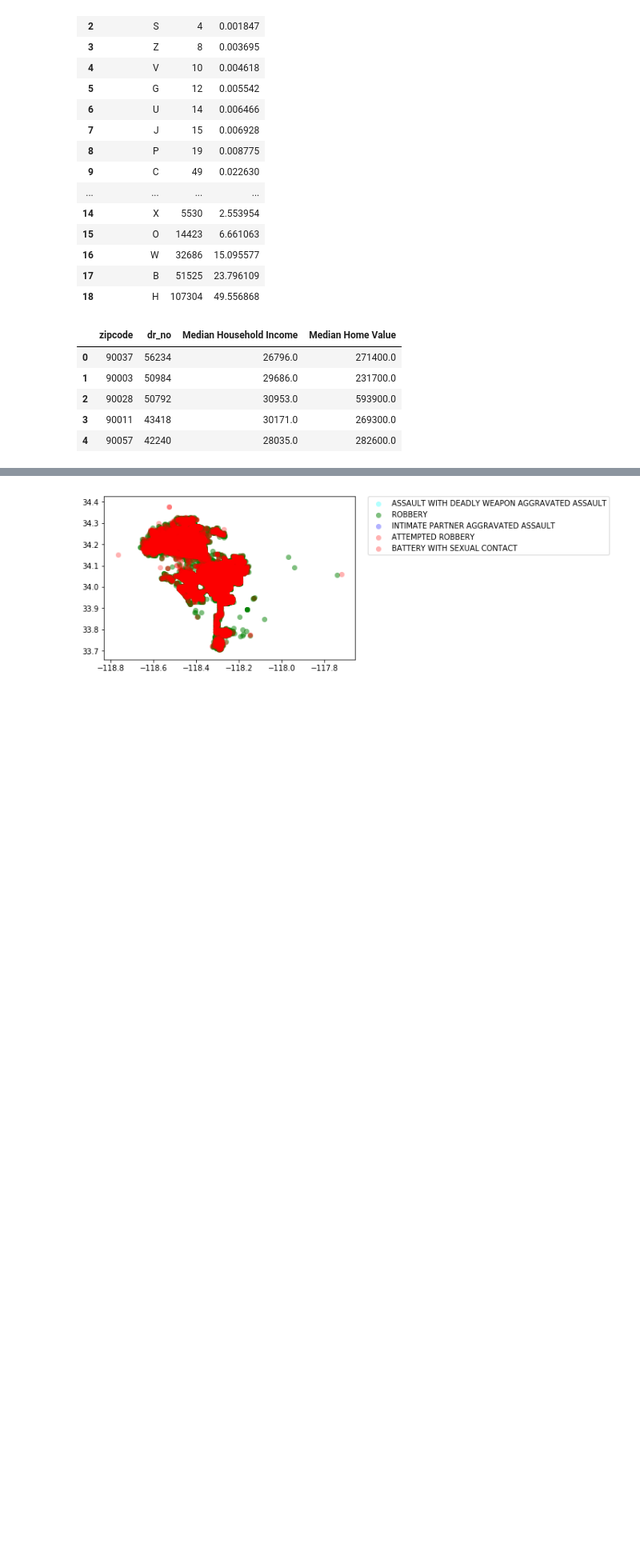
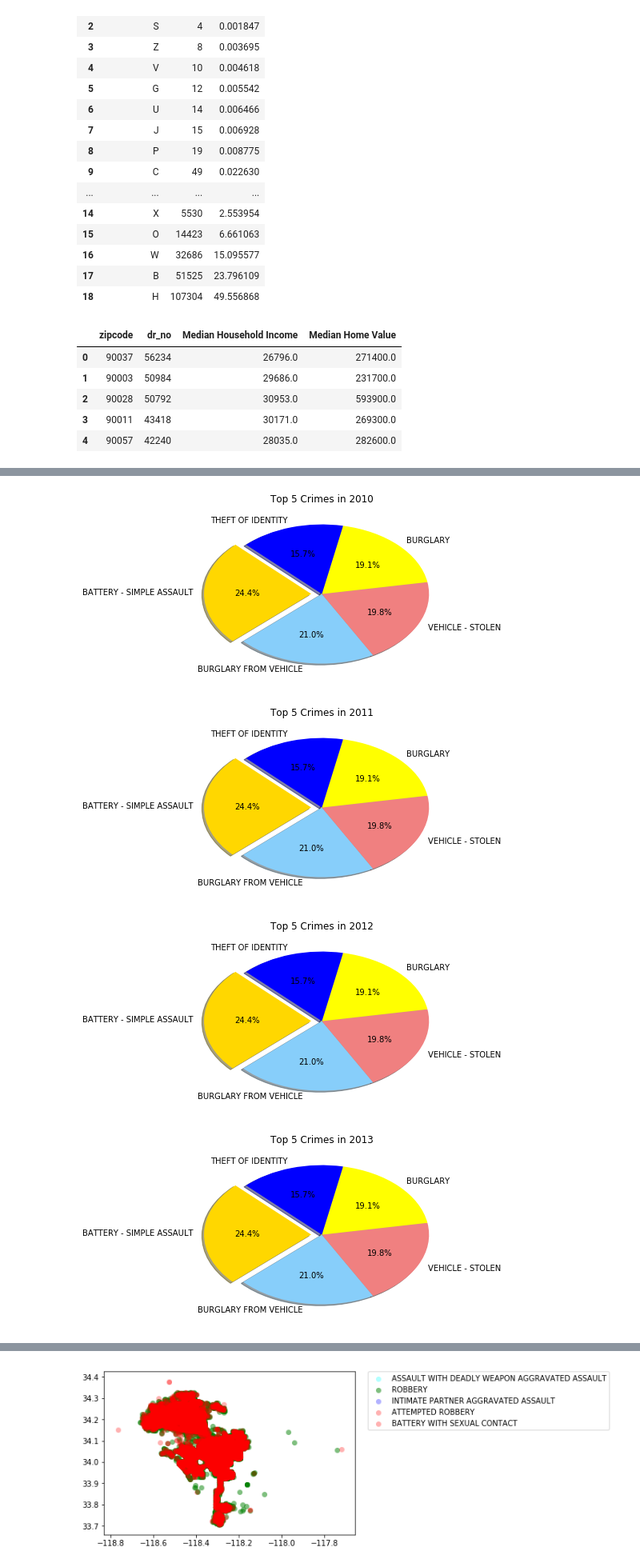
Before and after one commit to frederikdebruyker/Los-Angeles-Crime-Statistics, a Jupyter notebook: los_angeles_crime_statistics.ipynb, the cells around one changed output, grey strips where cells are left out. Shown at 80% size. Saved outputs shown, nothing was run; the diff lists cells and outputs as text; code cells hidden in the pictures; blank space fills up the shorter version.

```diff
--- a/los_angeles_crime_statistics.ipynb
+++ b/los_angeles_crime_statistics.ipynb
@@ -799,0 +723,24 @@ for i in range(2010,2019):
+# %%
+# Calculate Top five crimes per year
+crimes_per_year_desc_intermediate = processing_df.sort_values(by=["year","crm_cd_desc"])
+aggregation = {
+     "dr_no": 'count'
+}
+explode = (0.1,0, 0,0,0)
+colors=["Gold","LightSkyBlue","LightCoral","Yellow","Blue"]
+crimes_per_year_desc = crimes_per_year_desc_intermediate.groupby(["year","crm_cd_desc"]).agg(aggregation)
+crimes_per_year_desc.reset_index(level=0, inplace=True)
+for i in range(2010,2019):
+    data_year = i
+    crimes_per_year_desc = crimes_per_year_desc[crimes_per_year_desc.year == 2010].sort_values(by=["dr_no"], ascending=False)
+    top_crimes_per_year_desc =crimes_per_year_desc.head(5)
+    plt.pie(top_crimes_per_year_desc.dr_no, labels = top_crimes_per_year_desc.index, autopct = "%1.1f%%", colors = colors, explode = explode, shadow = True, startangle = 135)
+    plt.title(f"Top 5 Crimes in {data_year}")
+    #Save Figure
+    plt.savefig(f"Images/Top 5 Crimes in {data_year}.png", bbox_inches="tight")
+    plt.show()
+# %% [output]
+[figure, added]
+[figure, added]
+[figure, added]
+[figure, added]
```
Also changed, not shown: parts of 17 cells of this notebook, 18 other files.
